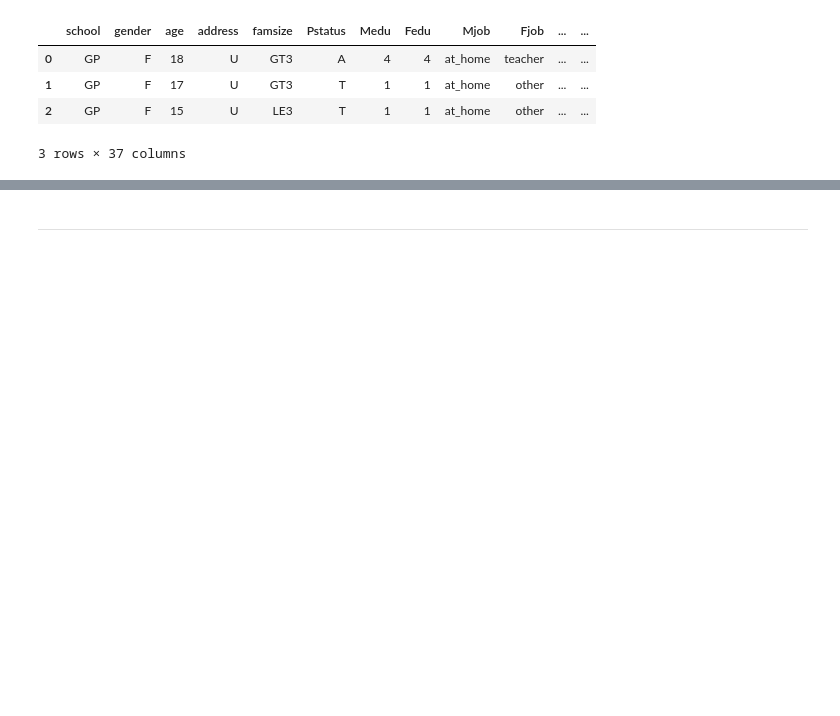
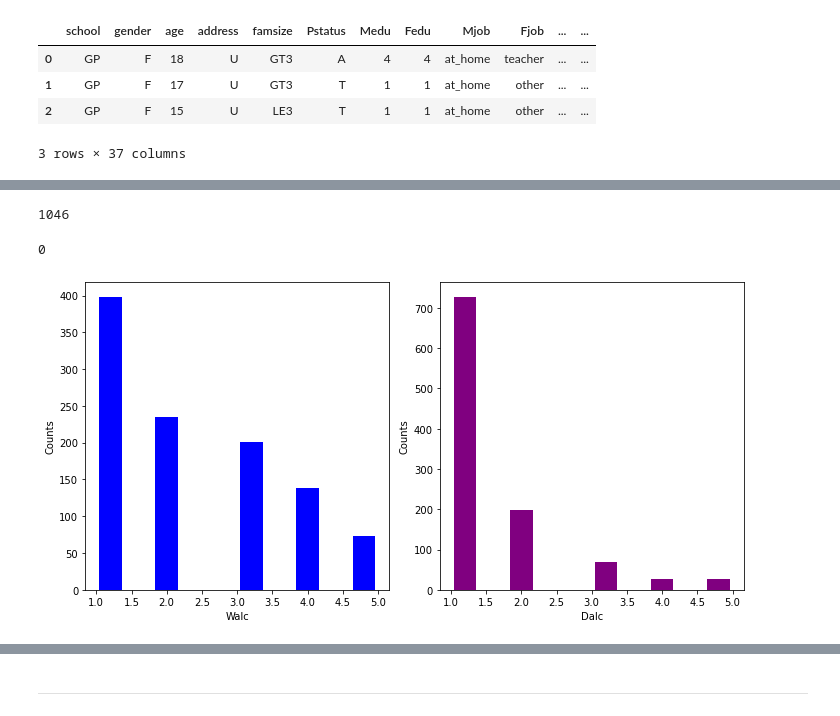
Before and after one commit to Cyrlyo/Alcohol_Students, a Jupyter notebook: Notebook/statitics.ipynb, the cells around one changed output, grey strips where cells are left out. Saved outputs shown, nothing was run; the diff lists cells and outputs as text; code cells hidden in the pictures; blank space fills up the shorter version.

```diff
--- a/Notebook/statitics.ipynb
+++ b/Notebook/statitics.ipynb
@@ -41,0 +122,23 @@ xgb.head(3)
+# %%
+data['Walc'].count()
+# %% [output]
+1046
+# %%
+data['Walc'].isna().sum()
+# %% [output]
+0
+# %%
+fig, ax = plt.subplots(1, 2, figsize=(10, 5))
+
+data['Walc'].plot(kind='hist', bins=10, rwidth=0.8, color='blue', ax=ax[0])
+ax[0].set_xlabel('Walc')
+ax[0].set_ylabel('Counts')
+
+data['Dalc'].plot(kind='hist', bins=10, rwidth=0.8, color='purple', ax=ax[1])
+ax[1].set_xlabel('Dalc')
+ax[1].set_ylabel('Counts')
+
+plt.tight_layout()
+plt.show()
+# %% [output]
+[figure, added]
```
Also changed, not shown: parts of 26 cells of this notebook.
